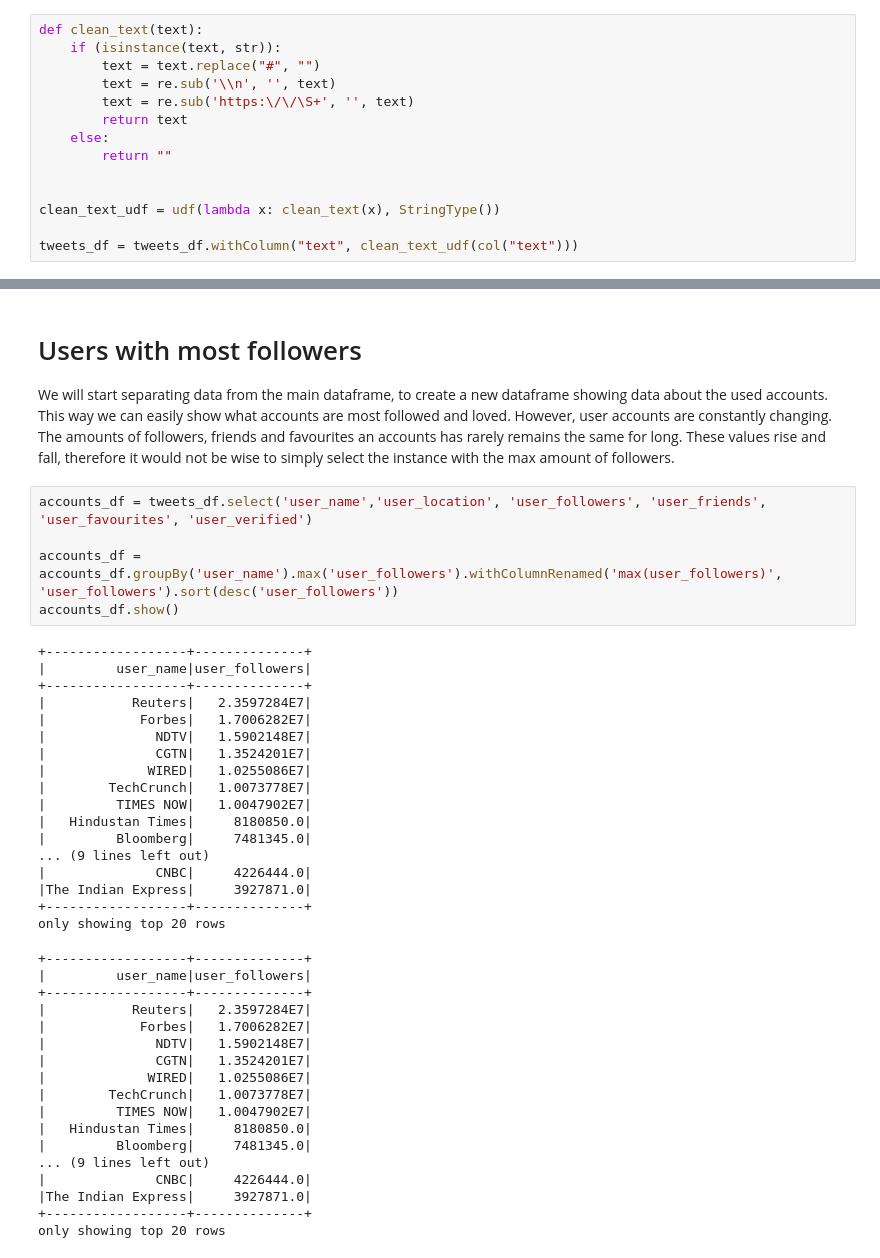
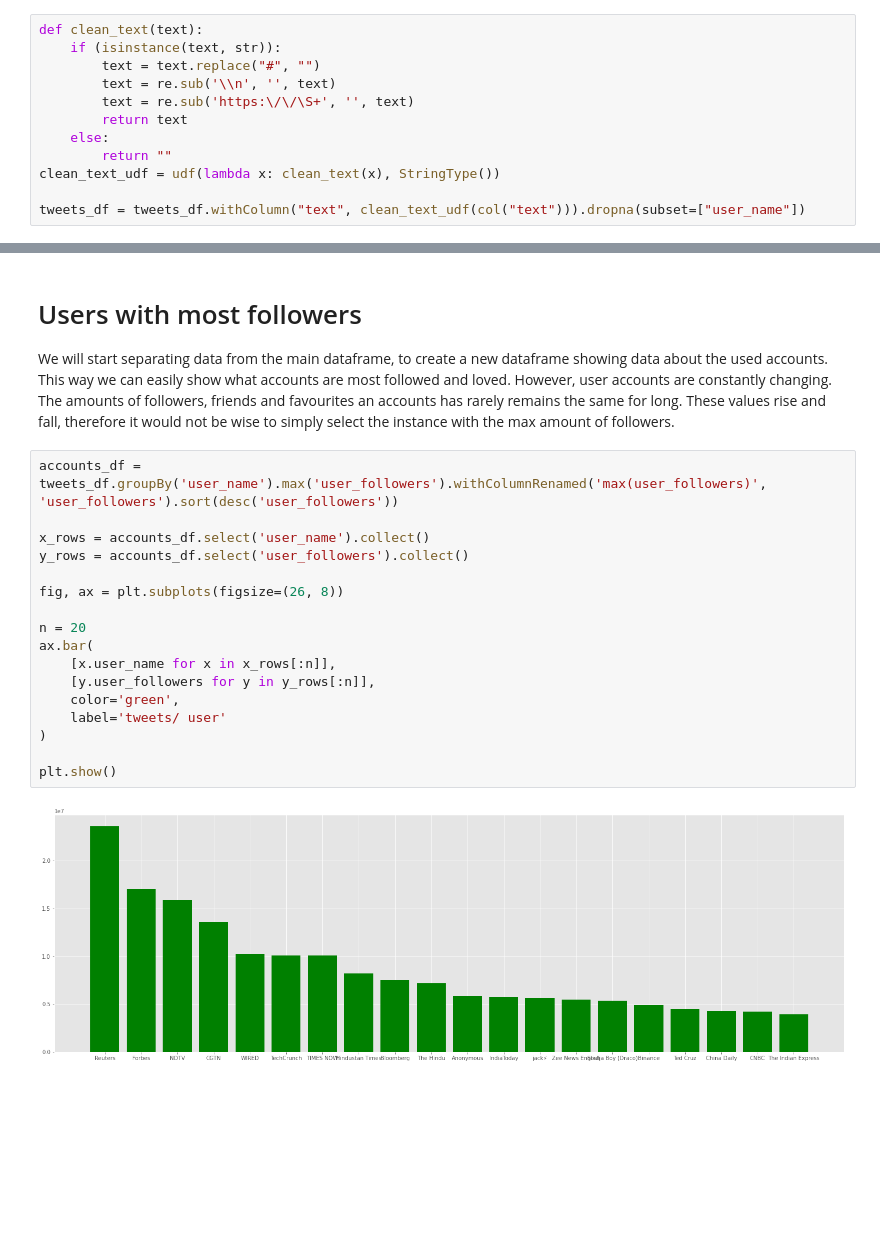
Before and after one commit to snenenenenenene/btc-twitter-data-mining, a Jupyter notebook: main.ipynb, the cells around one changed output, grey strips where cells are left out. Drawn from its saved outputs; the diff is of its cells as text; blank space fills up the shorter version.

Commit message:
added plot for most followed users

```diff
--- a/main.ipynb
+++ b/main.ipynb
@@ -170,11 +170,9 @@ def clean_text(text):
         return text
     else:
         return ""
-
-
 clean_text_udf = udf(lambda x: clean_text(x), StringType())
 
-tweets_df = tweets_df.withColumn("text", clean_text_udf(col("text")))
+tweets_df = tweets_df.withColumn("text", clean_text_udf(col("text"))).dropna(subset=["user_name"])
 # %% [markdown]
 ### Generating impact score
 # %%
@@ -388,43 +386,22 @@ We will start separating data from the main dataframe, to create a new dataframe
 This way we can easily show what accounts are most followed and loved.
 However, user accounts are constantly changing. The amounts of followers, friends and favourites an accounts has rarely remains the same for long.
 These values rise and fall, therefore it would not be wise to simply select the instance with the max amount of followers.
-# %%
-accounts_df = tweets_df.select('user_name','user_location', 'user_followers', 'user_friends', 'user_favourites', 'user_verified')
-
-accounts_df = accounts_df.groupBy('user_name').max('user_followers').withColumnRenamed('max(user_followers)', 'user_followers').sort(desc('user_followers'))
-accounts_df.show()
-# %% [output]
-+------------------+--------------+
-|         user_name|user_followers|
-+------------------+--------------+
-|           Reuters|   2.3597284E7|
-|            Forbes|   1.7006282E7|
-|              NDTV|   1.5902148E7|
-|              CGTN|   1.3524201E7|
-|             WIRED|   1.0255086E7|
-|        TechCrunch|   1.0073778E7|
-|         TIMES NOW|   1.0047902E7|
-|   Hindustan Times|     8180850.0|
-|         Bloomberg|     7481345.0|
-... (9 lines left out)
-|              CNBC|     4226444.0|
-|The Indian Express|     3927871.0|
-+------------------+--------------+
-only showing top 20 rows
-+------------------+--------------+
-|         user_name|user_followers|
-+------------------+--------------+
-|           Reuters|   2.3597284E7|
-|            Forbes|   1.7006282E7|
-|              NDTV|   1.5902148E7|
-|              CGTN|   1.3524201E7|
-|             WIRED|   1.0255086E7|
-|        TechCrunch|   1.0073778E7|
-|         TIMES NOW|   1.0047902E7|
-|   Hindustan Times|     8180850.0|
-|         Bloomberg|     7481345.0|
-... (9 lines left out)
-|              CNBC|     4226444.0|
-|The Indian Express|     3927871.0|
-+------------------+--------------+
-only showing top 20 rows
+# %%
+accounts_df = tweets_df.groupBy('user_name').max('user_followers').withColumnRenamed('max(user_followers)', 'user_followers').sort(desc('user_followers'))
+
+x_rows = accounts_df.select('user_name').collect()
+y_rows = accounts_df.select('user_followers').collect()
+
+fig, ax = plt.subplots(figsize=(26, 8))
+
+n = 20
+ax.bar(
+    [x.user_name for x in x_rows[:n]],
+    [y.user_followers for y in y_rows[:n]],
+    color='green',
+    label='tweets/ user'
+)
+
+plt.show()
+# %% [output]
+[figure, added]
```
Also changed, not shown: parts of 5 cells of this notebook.
